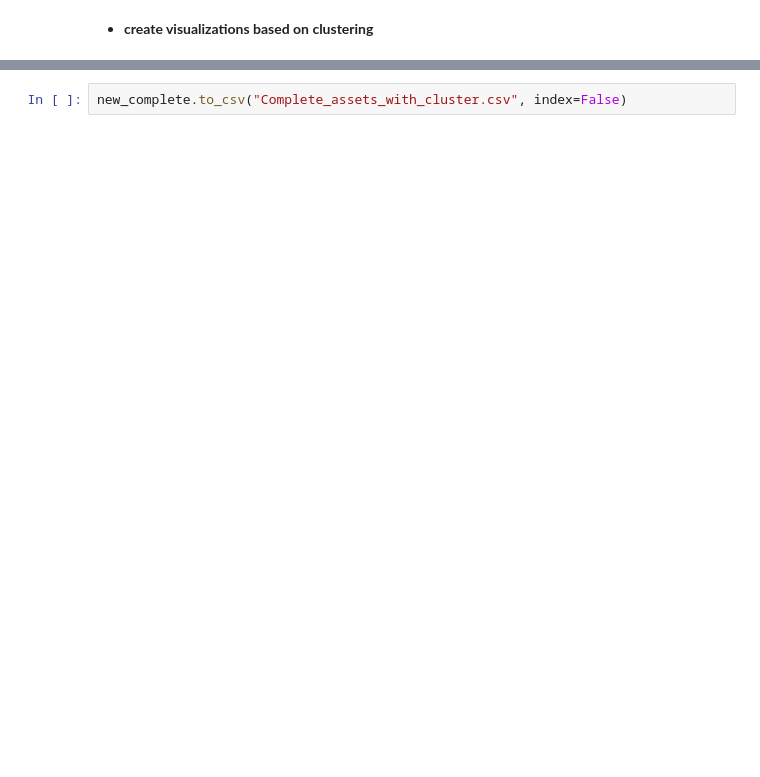
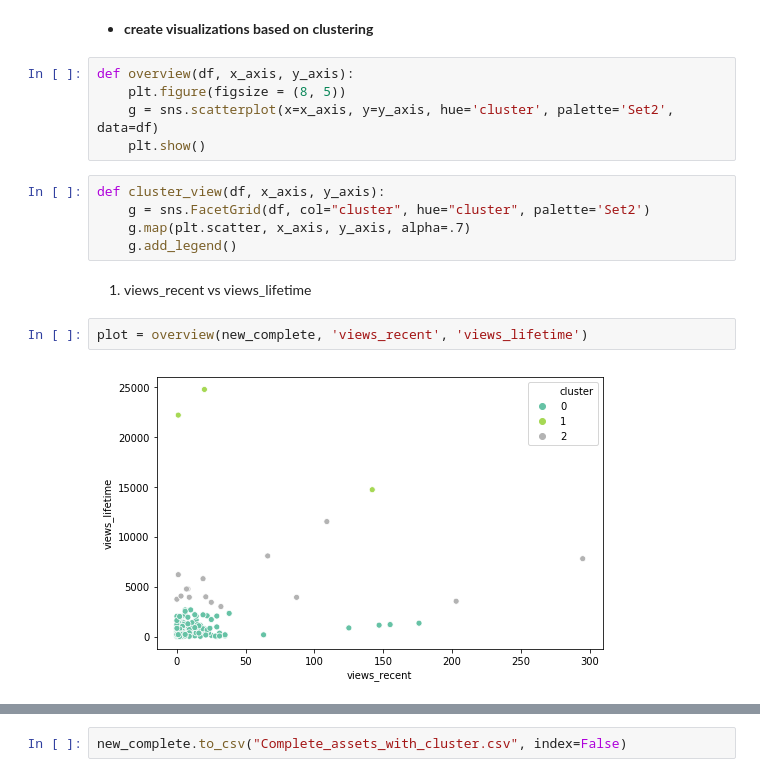
Before and after one commit to experience-corps/data-content-health-score, a Jupyter notebook: Asset_Health_Score.ipynb, the cells around one changed output, grey strips where cells are left out. Saved outputs shown, nothing was run; the diff lists cells and outputs as text; blank space fills up the shorter version.

```diff
--- a/Asset_Health_Score.ipynb
+++ b/Asset_Health_Score.ipynb
@@ -648,2 +591,18 @@ new_complete
 # %% [markdown]
 - <b> create visualizations based on clustering </b>
+# %%
+def overview(df, x_axis, y_axis):
+    plt.figure(figsize = (8, 5))
+    g = sns.scatterplot(x=x_axis, y=y_axis, hue='cluster', palette='Set2', data=df)
+    plt.show()
+# %%
+def cluster_view(df, x_axis, y_axis):
+    g = sns.FacetGrid(df, col="cluster", hue="cluster", palette='Set2')
+    g.map(plt.scatter, x_axis, y_axis, alpha=.7)
+    g.add_legend()
+# %% [markdown]
+1. views_recent vs views_lifetime
+# %%
+plot = overview(new_complete, 'views_recent', 'views_lifetime')
+# %% [output]
+[figure, added]
```
Also changed, not shown: parts of 38 cells of this notebook, 1 other file.
